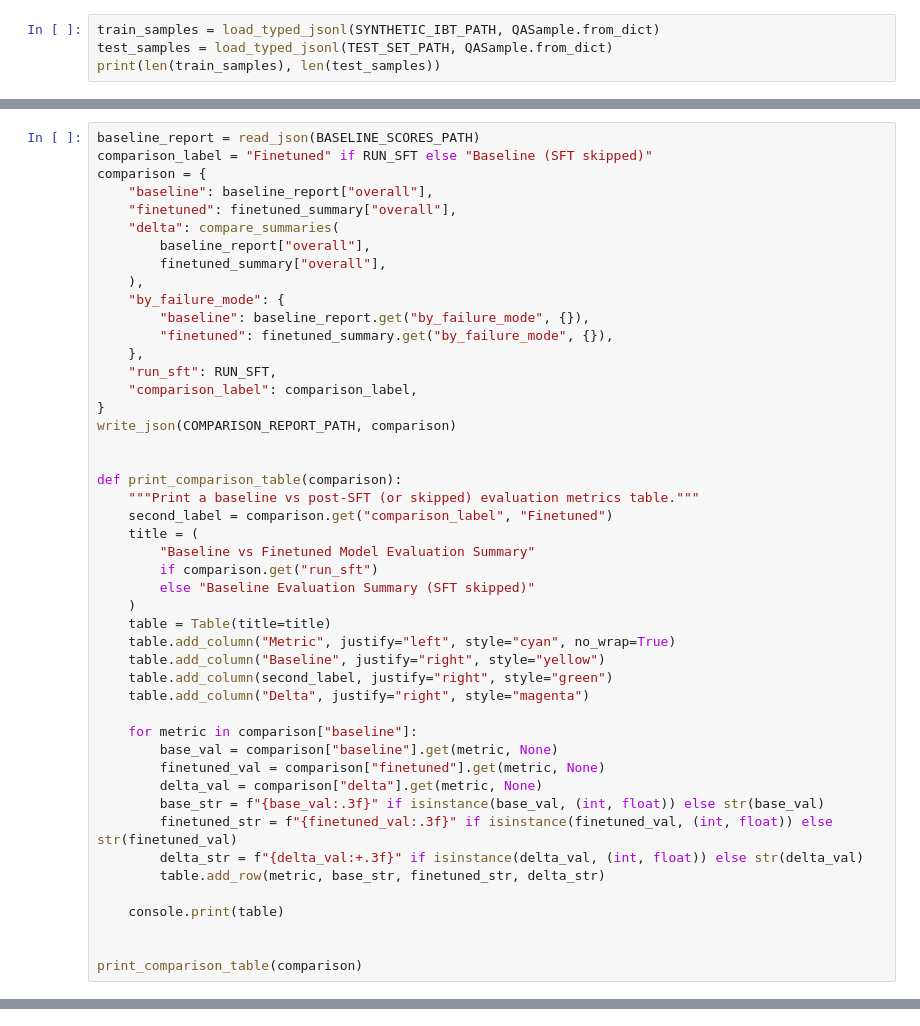
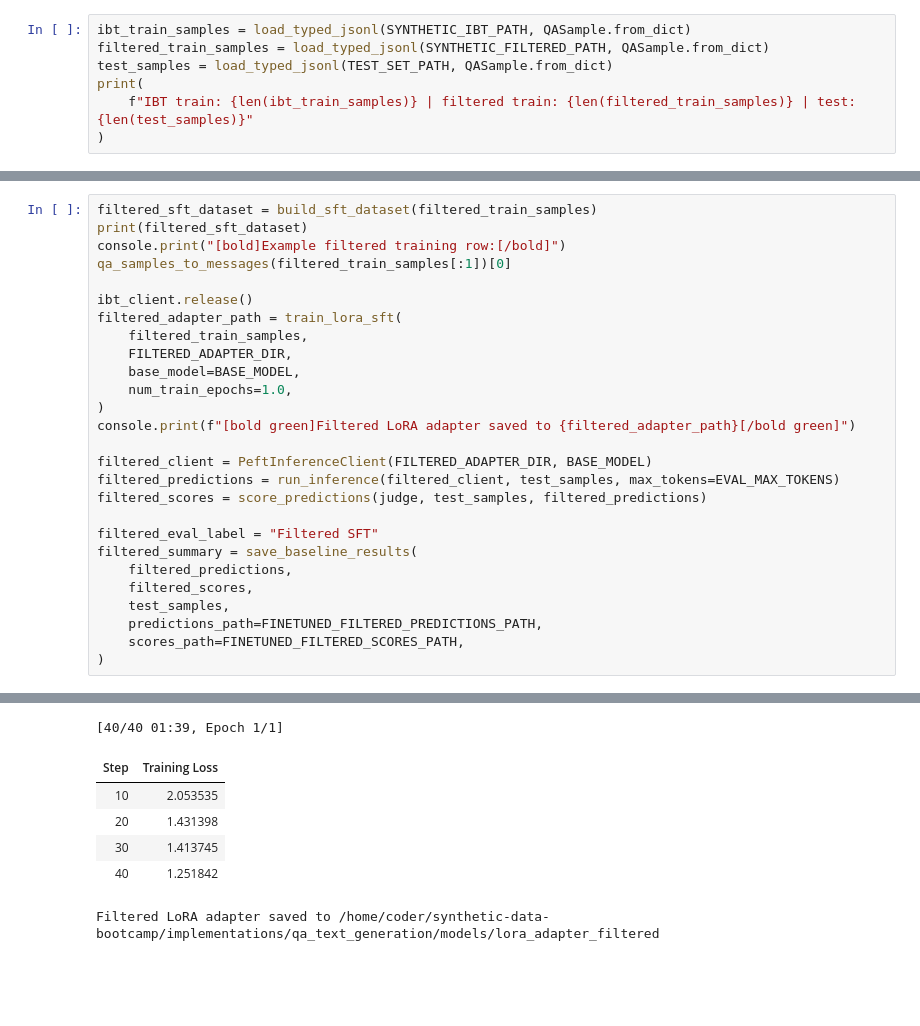
Before and after one commit to VectorInstitute/synthetic-data-bootcamp, a Jupyter notebook: implementations/qa_text_generation/05_finetune_and_compare.ipynb, the cells around one changed output, grey strips where cells are left out. Cells and saved outputs as stored; diff of their text form; blank space fills up the shorter version.

Commit message:
chore: revise SLM baselines and remove RUN_SFT

```diff
--- a/implementations/qa_text_generation/05_finetune_and_compare.ipynb
+++ b/implementations/qa_text_generation/05_finetune_and_compare.ipynb
@@ -65,5 +79,8 @@ console = Console(width=100)
 # %%
-train_samples = load_typed_jsonl(SYNTHETIC_IBT_PATH, QASample.from_dict)
+ibt_train_samples = load_typed_jsonl(SYNTHETIC_IBT_PATH, QASample.from_dict)
+filtered_train_samples = load_typed_jsonl(SYNTHETIC_FILTERED_PATH, QASample.from_dict)
 test_samples = load_typed_jsonl(TEST_SET_PATH, QASample.from_dict)
-print(len(train_samples), len(test_samples))
+print(
+    f"IBT train: {len(ibt_train_samples)} | filtered train: {len(filtered_train_samples)} | test: {len(test_samples)}"
+)
 # %% [output]
@@ -158,48 +310,28 @@ console.print(table)
 # %%
-baseline_report = read_json(BASELINE_SCORES_PATH)
-comparison_label = "Finetuned" if RUN_SFT else "Baseline (SFT skipped)"
-comparison = {
-    "baseline": baseline_report["overall"],
-    "finetuned": finetuned_summary["overall"],
-    "delta": compare_summaries(
-        baseline_report["overall"],
-        finetuned_summary["overall"],
-    ),
-    "by_failure_mode": {
-        "baseline": baseline_report.get("by_failure_mode", {}),
-        "finetuned": finetuned_summary.get("by_failure_mode", {}),
-    },
-    "run_sft": RUN_SFT,
-    "comparison_label": comparison_label,
-}
-write_json(COMPARISON_REPORT_PATH, comparison)
+filtered_sft_dataset = build_sft_dataset(filtered_train_samples)
+print(filtered_sft_dataset)
+console.print("[bold]Example filtered training row:[/bold]")
+qa_samples_to_messages(filtered_train_samples[:1])[0]
 
+ibt_client.release()
+filtered_adapter_path = train_lora_sft(
+    filtered_train_samples,
+    FILTERED_ADAPTER_DIR,
+    base_model=BASE_MODEL,
+    num_train_epochs=1.0,
+)
+console.print(f"[bold green]Filtered LoRA adapter saved to {filtered_adapter_path}[/bold green]")
 
-def print_comparison_table(comparison):
-    """Print a baseline vs post-SFT (or skipped) evaluation metrics table."""
-    second_label = comparison.get("comparison_label", "Finetuned")
-    title = (
-        "Baseline vs Finetuned Model Evaluation Summary"
-        if comparison.get("run_sft")
-        else "Baseline Evaluation Summary (SFT skipped)"
-    )
-    table = Table(title=title)
-    table.add_column("Metric", justify="left", style="cyan", no_wrap=True)
-    table.add_column("Baseline", justify="right", style="yellow")
-    table.add_column(second_label, justify="right", style="green")
-    table.add_column("Delta", justify="right", style="magenta")
+filtered_client = PeftInferenceClient(FILTERED_ADAPTER_DIR, BASE_MODEL)
+filtered_predictions = run_inference(filtered_client, test_samples, max_tokens=EVAL_MAX_TOKENS)
+filtered_scores = score_predictions(judge, test_samples, filtered_predictions)
 
-    for metric in comparison["baseline"]:
-        base_val = comparison["baseline"].get(metric, None)
-        finetuned_val = comparison["finetuned"].get(metric, None)
-        delta_val = comparison["delta"].get(metric, None)
-        base_str = f"{base_val:.3f}" if isinstance(base_val, (int, float)) else str(base_val)
-        finetuned_str = f"{finetuned_val:.3f}" if isinstance(finetuned_val, (int, float)) else str(finetuned_val)
-        delta_str = f"{delta_val:+.3f}" if isinstance(delta_val, (int, float)) else str(delta_val)
-        table.add_row(metric, base_str, finetuned_str, delta_str)
-
-    console.print(table)
-
-
-print_comparison_table(comparison)
+filtered_eval_label = "Filtered SFT"
+filtered_summary = save_baseline_results(
+    filtered_predictions,
+    filtered_scores,
+    test_samples,
+    predictions_path=FINETUNED_FILTERED_PREDICTIONS_PATH,
+    scores_path=FINETUNED_FILTERED_SCORES_PATH,
+)
 # %% [output]
@@ -215,0 +344,7 @@ print_comparison_table(comparison)
+[40/40 01:39, Epoch 1/1]
+| Step | Training Loss |
+| 10 | 2.053535 |
+| 20 | 1.431398 |
+| 30 | 1.413745 |
+| 40 | 1.251842 |
+Filtered LoRA adapter saved to /home/coder/synthetic-data-bootcamp/implementations/qa_text_generation/models/lora_adapter_filtered
```
Also changed, not shown: parts of 24 cells of this notebook, 12 other files.
